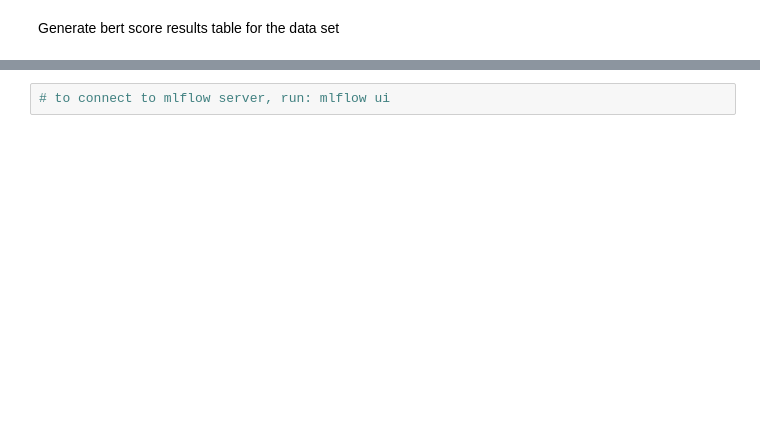
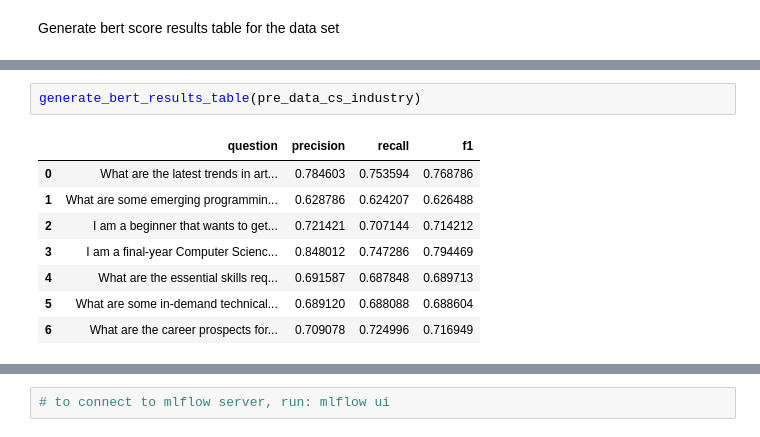
Before and after one commit to huishingchong/agile_llm, a Jupyter notebook: prompting.ipynb, the cells around one changed output, grey strips where cells are left out. Drawn from its saved outputs; the diff is of its cells as text; blank space fills up the shorter version.

```diff
--- a/prompting.ipynb
+++ b/prompting.ipynb
@@ -381,0 +418,11 @@ generate_bert_results_table(llm_chain, data_skills_build)
+# %%
+generate_bert_results_table(pre_data_cs_industry)
+# %% [output]
+|  | question | precision | recall | f1 |
+| 0 | What are the latest trends in art... | 0.784603 | 0.753594 | 0.768786 |
+| 1 | What are some emerging programmin... | 0.628786 | 0.624207 | 0.626488 |
+| 2 | I am a beginner that wants to get... | 0.721421 | 0.707144 | 0.714212 |
+| 3 | I am a final-year Computer Scienc... | 0.848012 | 0.747286 | 0.794469 |
+| 4 | What are the essential skills req... | 0.691587 | 0.687848 | 0.689713 |
+| 5 | What are some in-demand technical... | 0.689120 | 0.688088 | 0.688604 |
+| 6 | What are the career prospects for... | 0.709078 | 0.724996 | 0.716949 |
```
Also changed, not shown: parts of 37 cells of this notebook.
